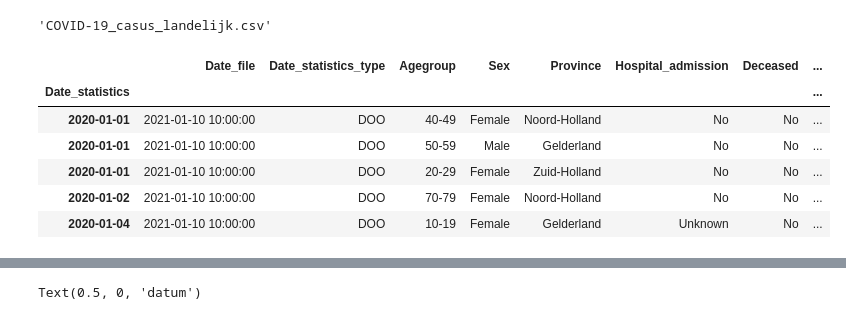
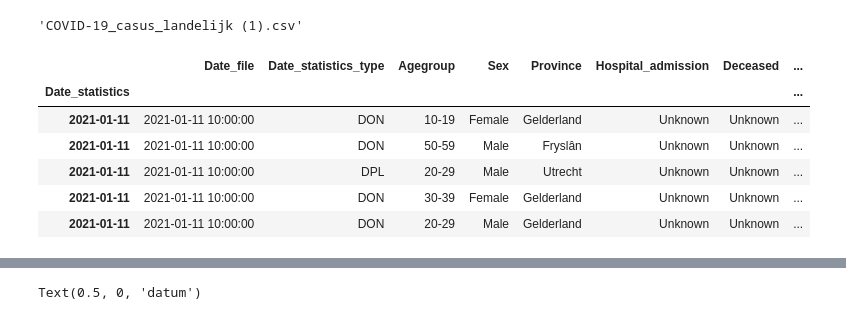
Before and after one commit to tfwittwer/CovidNL, a Jupyter notebook: covidstats.ipynb, the cells around one changed output, grey strips where cells are left out. Saved outputs shown, nothing was run; the diff lists cells and outputs as text; code cells hidden in the pictures.

```diff
--- a/covidstats.ipynb
+++ b/covidstats.ipynb
@@ -1,21 +1,23 @@
 # %%
 import wget
+import os
+os.remove('COVID-19_casus_landelijk.csv')
 wget.download('https://data.rivm.nl/covid-19/COVID-19_casus_landelijk.csv')
 # %% [output]
-'COVID-19_casus_landelijk.csv'
+'COVID-19_casus_landelijk (1).csv'
 # %%
 import pandas as pd
 data = pd.read_csv('COVID-19_casus_landelijk.csv',sep=';',index_col='Date_statistics',parse_dates=True)
 data['n']=1
-data.head()
+data.tail()
 # %% [output]
 |  | Date_file | Date_statistics_type | Agegroup | Sex | Province | Hospital_admission | Deceased | ... |
 | Date_statistics |  |  |  |  |  |  |  | ... |
-| 2020-01-01 | 2021-01-10 10:00:00 | DOO | 40-49 | Female | Noord-Holland | No | No | ... |
-| 2020-01-01 | 2021-01-10 10:00:00 | DOO | 50-59 | Male | Gelderland | No | No | ... |
-| 2020-01-01 | 2021-01-10 10:00:00 | DOO | 20-29 | Female | Zuid-Holland | No | No | ... |
-| 2020-01-02 | 2021-01-10 10:00:00 | DOO | 70-79 | Female | Noord-Holland | No | No | ... |
-| 2020-01-04 | 2021-01-10 10:00:00 | DOO | 10-19 | Female | Gelderland | Unknown | No | ... |
+| 2021-01-11 | 2021-01-11 10:00:00 | DON | 10-19 | Female | Gelderland | Unknown | Unknown | ... |
+| 2021-01-11 | 2021-01-11 10:00:00 | DON | 50-59 | Male | Fryslân | Unknown | Unknown | ... |
+| 2021-01-11 | 2021-01-11 10:00:00 | DPL | 20-29 | Male | Utrecht | Unknown | Unknown | ... |
+| 2021-01-11 | 2021-01-11 10:00:00 | DON | 30-39 | Female | Gelderland | Unknown | Unknown | ... |
+| 2021-01-11 | 2021-01-11 10:00:00 | DON | 20-29 | Male | Gelderland | Unknown | Unknown | ... |
 # %%
 import matplotlib.pyplot as plt
 import seaborn; seaborn.set()
```
Also changed, not shown: parts of 6 cells of this notebook.
